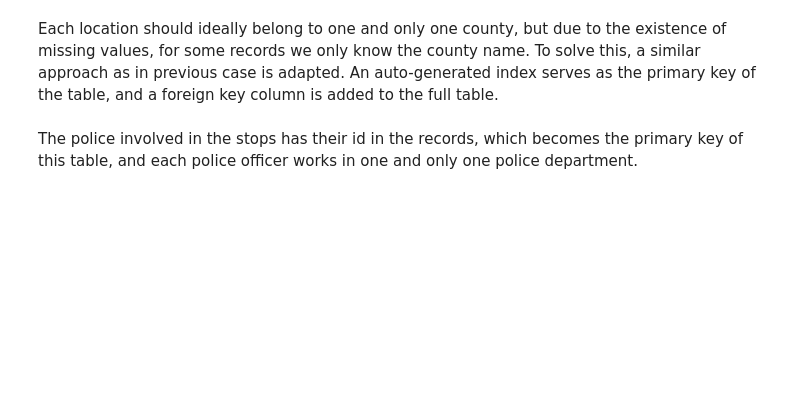
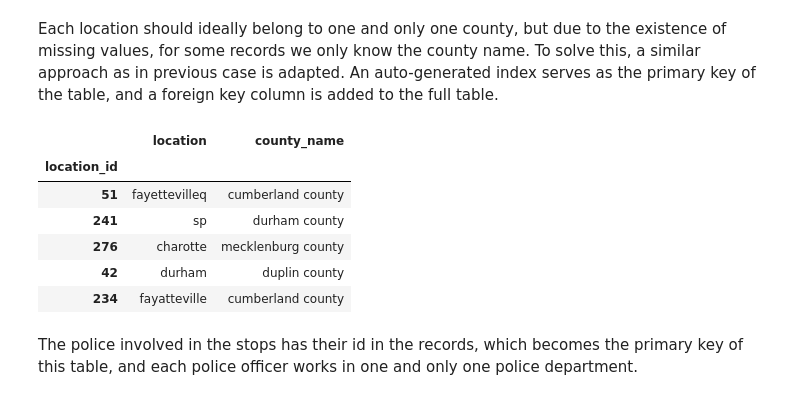
Before and after one commit to zhengxiaoyan321/314_project, a Jupyter notebook: database.ipynb, the cells around one changed output. Cells and saved outputs as stored; diff of their text form; code cells hidden in the pictures; blank space fills up the shorter version.

```diff
--- a/database.ipynb
+++ b/database.ipynb
@@ -28,11 +45,20 @@ Each location should ideally belong to one and only one county, but due to the e
 # %%
 location=combined[["location", "county_name"]].drop_duplicates().reset_index(drop=True)
 location.index=location.index.rename("location_id")
 strs=location["location"]+location["county_name"]
 map = dict(zip(strs, location.index.values))
 location_id=combined["location"]+combined["county_name"]
 id=[map[s] for s in location_id]
 combined["location_id"]=id
+location.sample(5)
+# %% [output]
+|  | location | county_name |
+| location_id |  |  |
+| 51 | fayettevilleq | cumberland county |
+| 241 | sp | durham county |
+| 276 | charotte | mecklenburg county |
+| 42 | durham | duplin county |
+| 234 | fayatteville | cumberland county |
 # %% [markdown]
 The police involved in the stops has their id in the records, which becomes the primary key of this table, and each police officer works in one and only one police department.
 # %%
```
Also changed, not shown: parts of 4 cells of this notebook.
